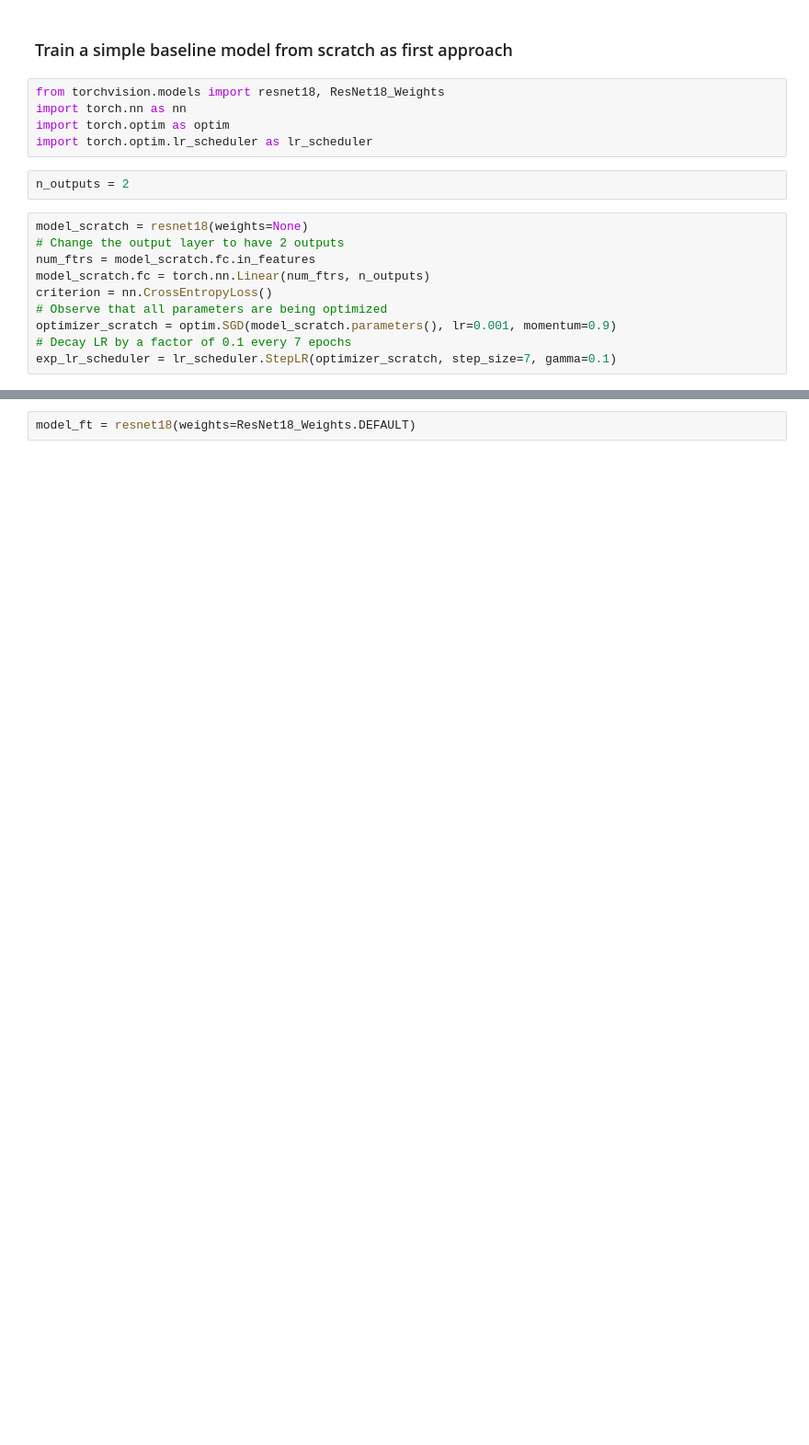
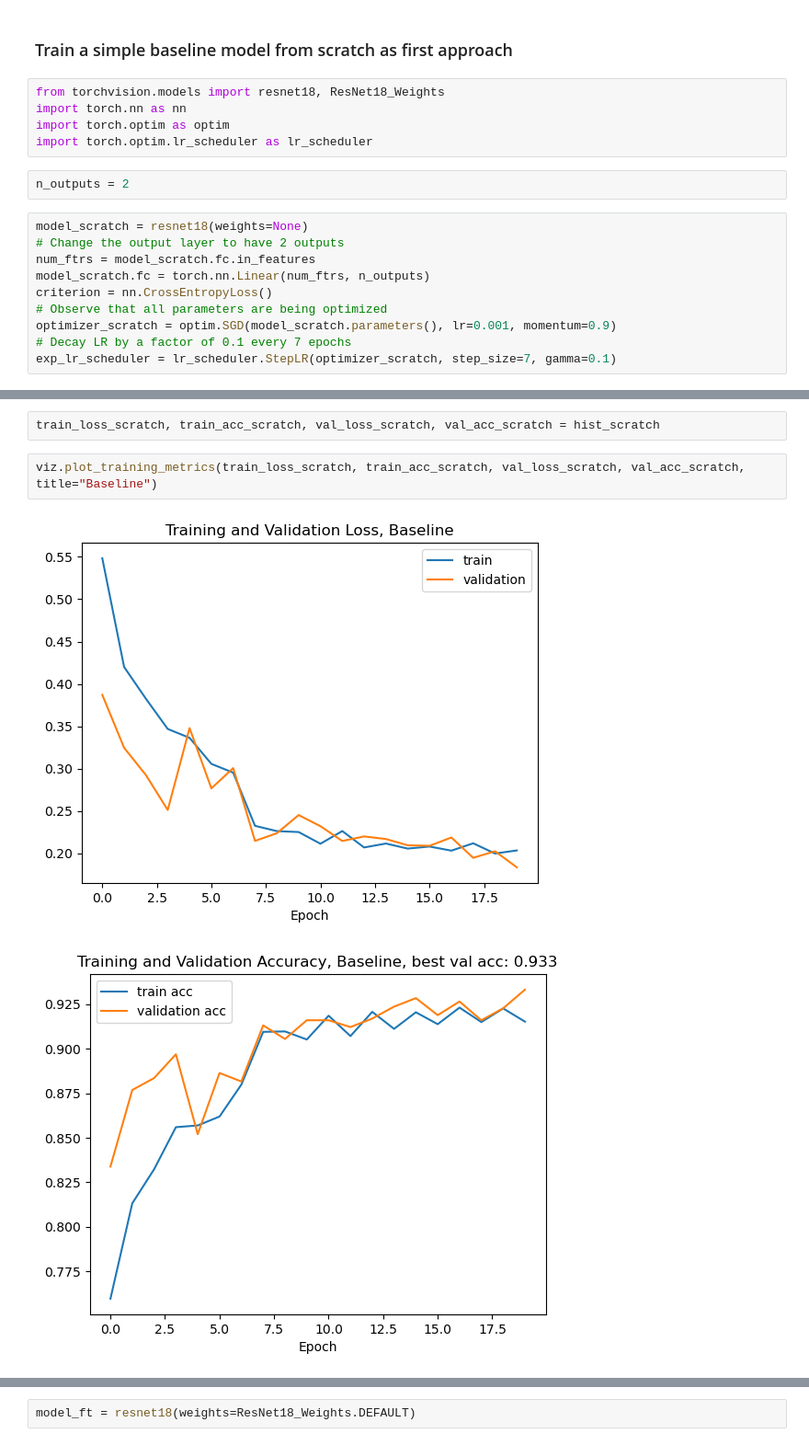
Before and after one commit to nashirj/chest-xray-classification, a Jupyter notebook: Assignment1.ipynb, the cells around one changed output, grey strips where cells are left out. Shown at 92% size. Drawn from its saved outputs; the diff is of its cells as text; blank space fills up the shorter version.

```diff
--- a/Assignment1.ipynb
+++ b/Assignment1.ipynb
@@ -277,0 +192,7 @@ Epoch 0/4
+# %%
+train_loss_scratch, train_acc_scratch, val_loss_scratch, val_acc_scratch = hist_scratch
+# %%
+viz.plot_training_metrics(train_loss_scratch, train_acc_scratch, val_loss_scratch, val_acc_scratch, title="Baseline")
+# %% [output]
+[figure, added]
+[figure, added]
```
Also changed, not shown: parts of 34 cells of this notebook, 4 other files.
